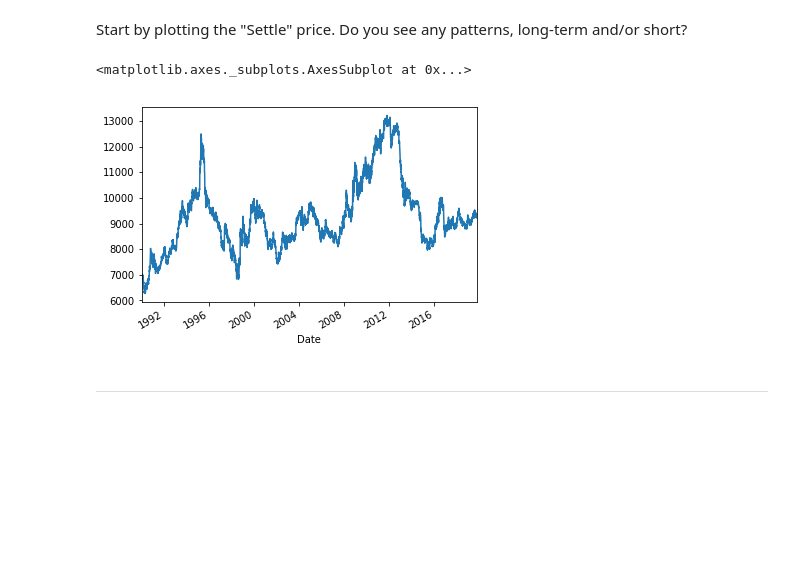
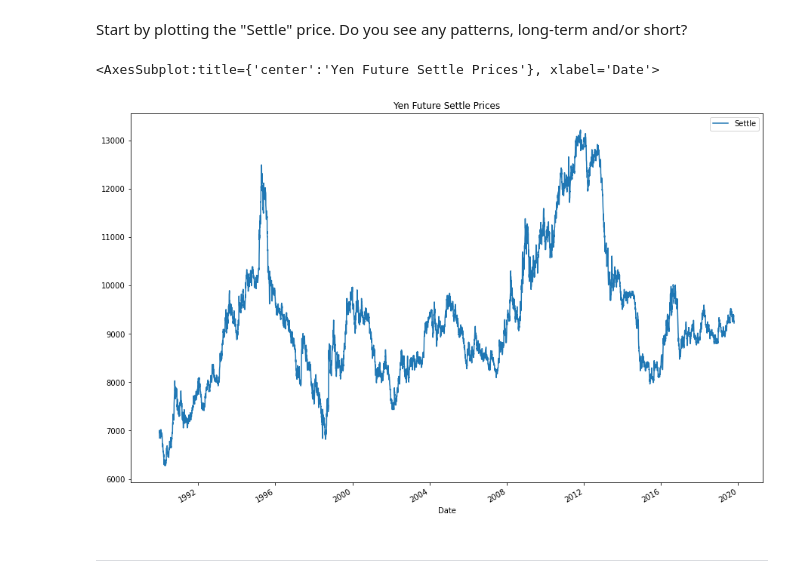
Before and after one commit to bredakyl94/Time_Series, a Jupyter notebook: time_series_analysis.ipynb, the cells around one changed output. Saved outputs shown, nothing was run; the diff lists cells and outputs as text; code cells hidden in the pictures; blank space fills up the shorter version.

```diff
--- a/time_series_analysis.ipynb
+++ b/time_series_analysis.ipynb
@@ -39,10 +39,10 @@ yen_futures.head()
  Start by plotting the "Settle" price. Do you see any patterns, long-term and/or short?
 # %%
 # Plot just the "Settle" column from the dataframe:
-yen_futures.Settle.plot()
+yen_futures.Settle.plot(figsize=[15,10],title="Yen Future Settle Prices",legend=True)
 # %% [output]
-<matplotlib.axes._subplots.AxesSubplot at 0x...>
+<AxesSubplot:title={'center':'Yen Future Settle Prices'}, xlabel='Date'>
-[figure, old version]
+[figure, new version]
 # %% [markdown]
 ---
 # %% [markdown]
```
Also changed, not shown: parts of 20 cells of this notebook.
